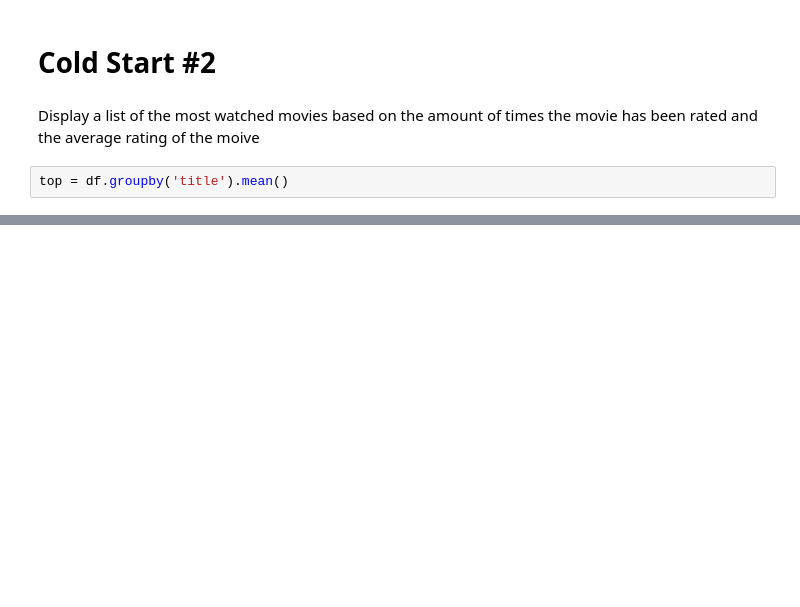
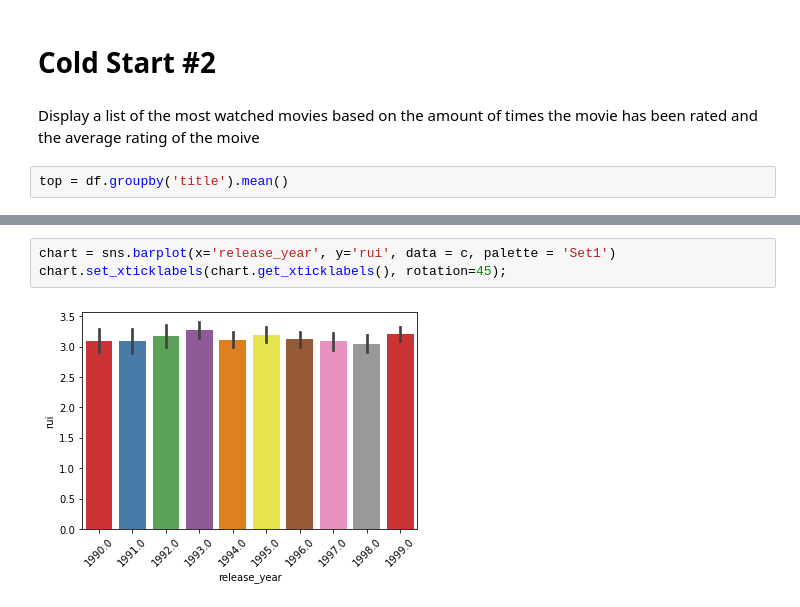
Before and after one commit to bt02/Movie-Recommendation-System, a Jupyter notebook: Recommendation-System.ipynb, the cells around one changed output, grey strips where cells are left out. Saved outputs shown, nothing was run; the diff lists cells and outputs as text; blank space fills up the shorter version.

```diff
--- a/Recommendation-System.ipynb
+++ b/Recommendation-System.ipynb
@@ -339,0 +361,5 @@ top.sort_values(by = ['Ui', 'rui'], ascending = False).head()
+# %%
+chart = sns.barplot(x='release_year', y='rui', data = c, palette = 'Set1')
+chart.set_xticklabels(chart.get_xticklabels(), rotation=45);
+# %% [output]
+[figure, added]
```
Also changed, not shown: parts of 24 cells of this notebook.
